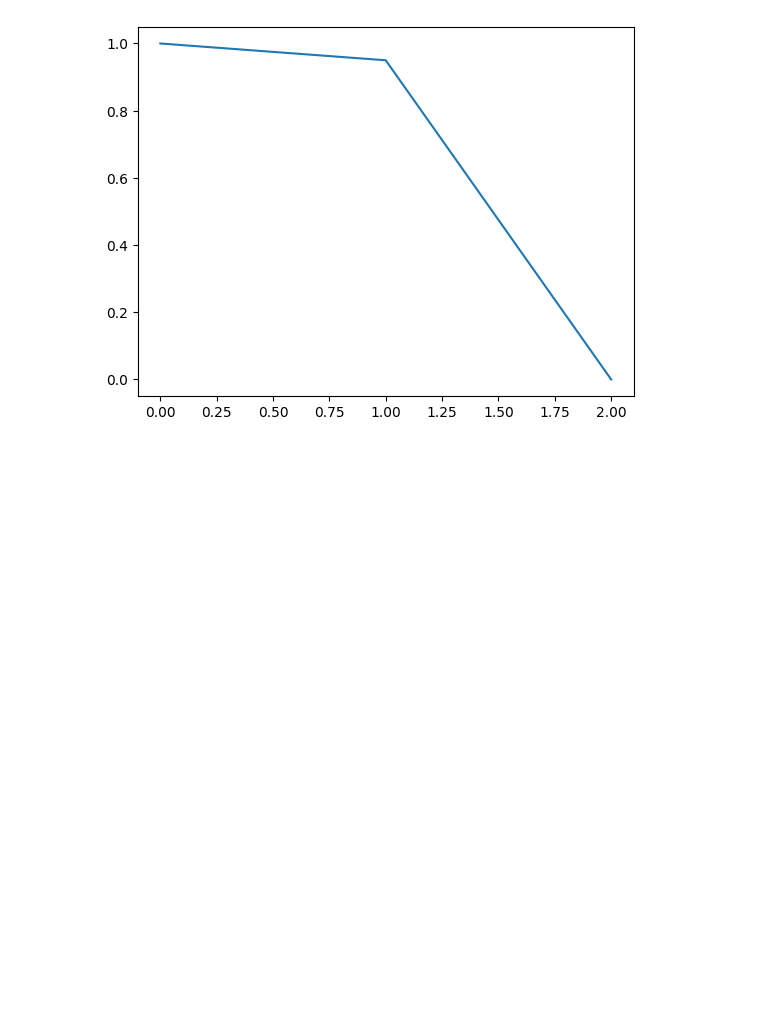
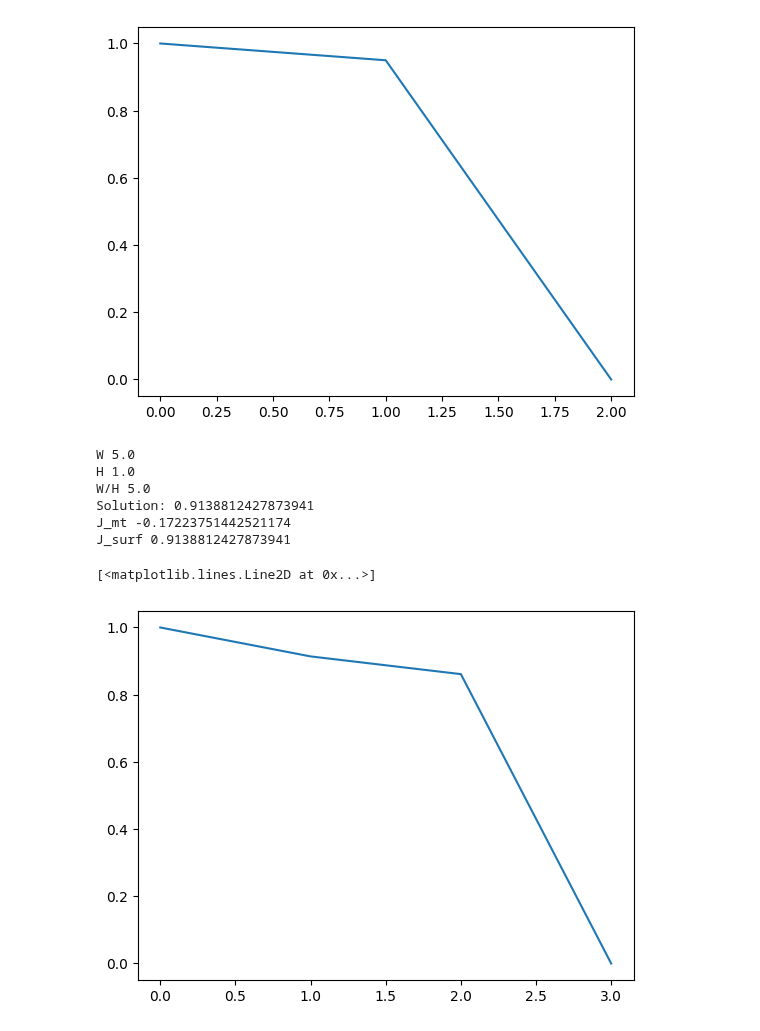
Before and after one commit to gabriele-ferrero/TRIOMA, a Jupyter notebook: mixed_regime.ipynb, the cells around one changed output. Saved outputs shown, nothing was run; the diff lists cells and outputs as text; code cells hidden in the pictures; blank space fills up the shorter version.

Commit message:
Added Mixed regime W=H=1

```diff
--- a/mixed_regime.ipynb
+++ b/mixed_regime.ipynb
@@ -203,3 +203,72 @@ J_surf 4.748521437005407e-06
 J_surf 9.746878619218797e-06
 [<matplotlib.lines.Line2D at 0x...>]
 [figure]
+# %%
+##mixed surface mass transfer
+
+from scipy.optimize import fsolve
+import tools.molten_salts as ms
+import matplotlib.pyplot as plt
+import numpy as np
+from scipy.optimize import newton_krylov
+import tools.liquid_metals as lm
+c0=1
+k_r=1
+K_H=1
+D=2E-4
+K_S=1
+k_t=1
+thick=1E-3
+k_d=1
+H=ms.H(k_t,K_H,k_d)
+
+W=lm.W(k_r=k_r, D=D, thick=thick, K_S=K_S, P_H2=c0/K_H)
+print("W",W)
+print("H",H)
+print("W/H",W/H)
+
+from calendar import c
+def equations(vars):
+    c_wl,c_ws = vars
+
+    c_bl=c0
+    J_mt=2*k_t*(c_bl-c_wl)
+
+    J_d=k_d*(c_wl/K_H)-k_d*K_S*(c_ws**2)
+    J_diff=D/thick*(K_S*c_ws)
+    eq1 = J_mt/J_d-1
+    eq2 = J_mt/J_diff-1
+
+    return [eq1,eq2]
+
+initial_guess = [(2*c0/3),(c0/3)]
+solution = newton_krylov(equations, initial_guess,maxiter=int(1E5), method='bicgstab')
+#solution=fsolve(equations, initial_guess, xtol=1e-8)
+# # Check if the solution converged
+# if ier != 1:
+#     print(f"fsolve did not converge. The reason is: {msg}")
+# else:
+#     print("fsolve successfully converged.")
+c_wl=solution[0]
+c_bl=c0
+J_mt=2*k_t*(c_wl-c_bl)
+
+J_d=k_d*(c_wl/K_H)
+J_diff=-D*K_S/thick*((c_wl/K_H)**0.5)
+print("Solution:", c_wl)
+print("J_mt",J_mt)
+
+print("J_surf",J_d)
+P_Hb=c0/K_H
+P_Hlw=c_wl/K_H
+P_Hls=solution[1]/K_H
+plt.plot([0,1,2,3],[P_Hb,P_Hlw,P_Hls,0])
+# %% [output]
+W 5.0
+H 1.0
+W/H 5.0
+Solution: 0.9138812427873941
+J_mt -0.17223751442521174
+J_surf 0.9138812427873941
+[<matplotlib.lines.Line2D at 0x...>]
+[figure, added]
```
Also changed, not shown: 1 other file.
